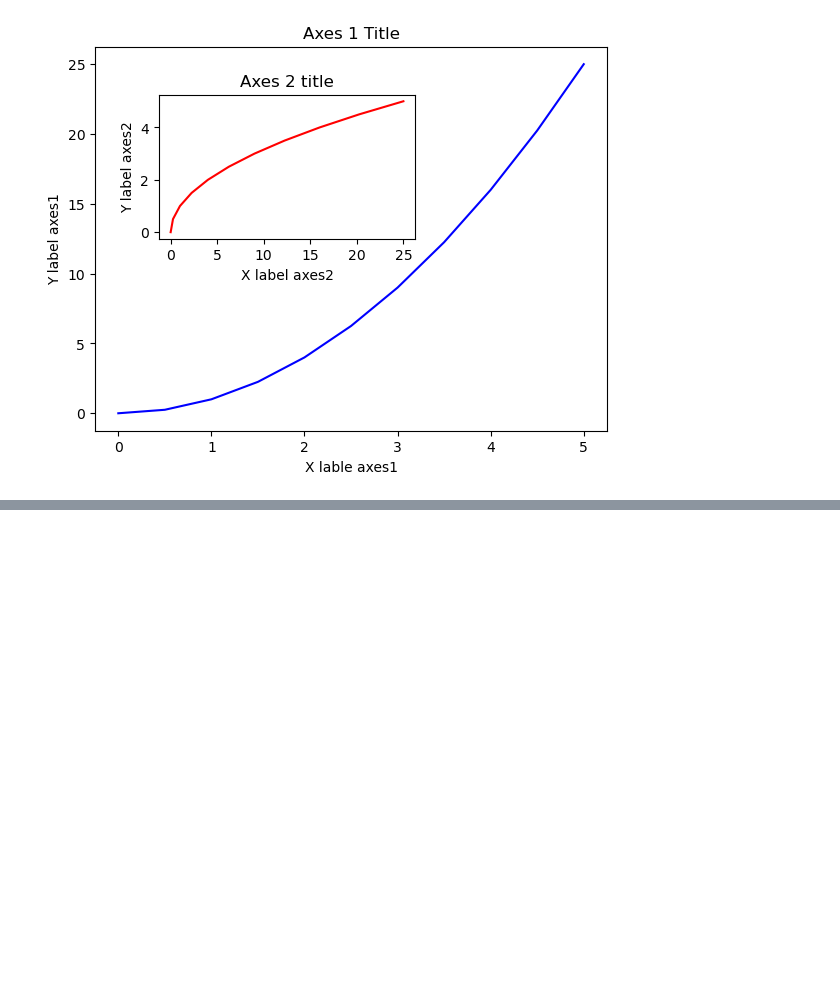
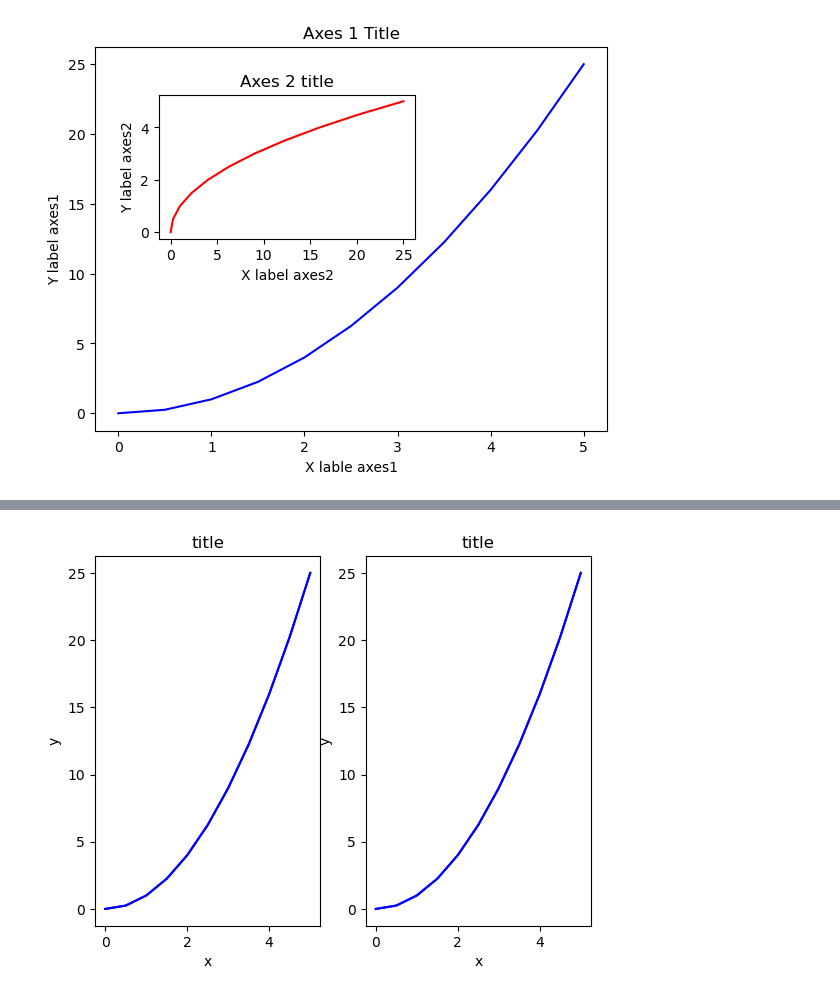
Before and after one commit to SiddheshDaphane/Data-Analysis-in-Python, a Jupyter notebook: 15_Matplotlib_Concepts.ipynb, the cells around one changed output, grey strips where cells are left out. Saved outputs shown, nothing was run; the diff lists cells and outputs as text; code cells hidden in the pictures; blank space fills up the shorter version.

```diff
--- a/15_Matplotlib_Concepts.ipynb
+++ b/15_Matplotlib_Concepts.ipynb
@@ -86,0 +109,10 @@ Text(0.5, 1.0, 'Axes 2 title')
+# %%
+for ax in axes:
+    ax.plot(x, y, 'b')
+    ax.set_xlabel('x')
+    ax.set_ylabel('y')
+    ax.set_title('title')
+
+fig
+# %% [output]
+[figure, added]
```
Also changed, not shown: parts of 6 cells of this notebook.
